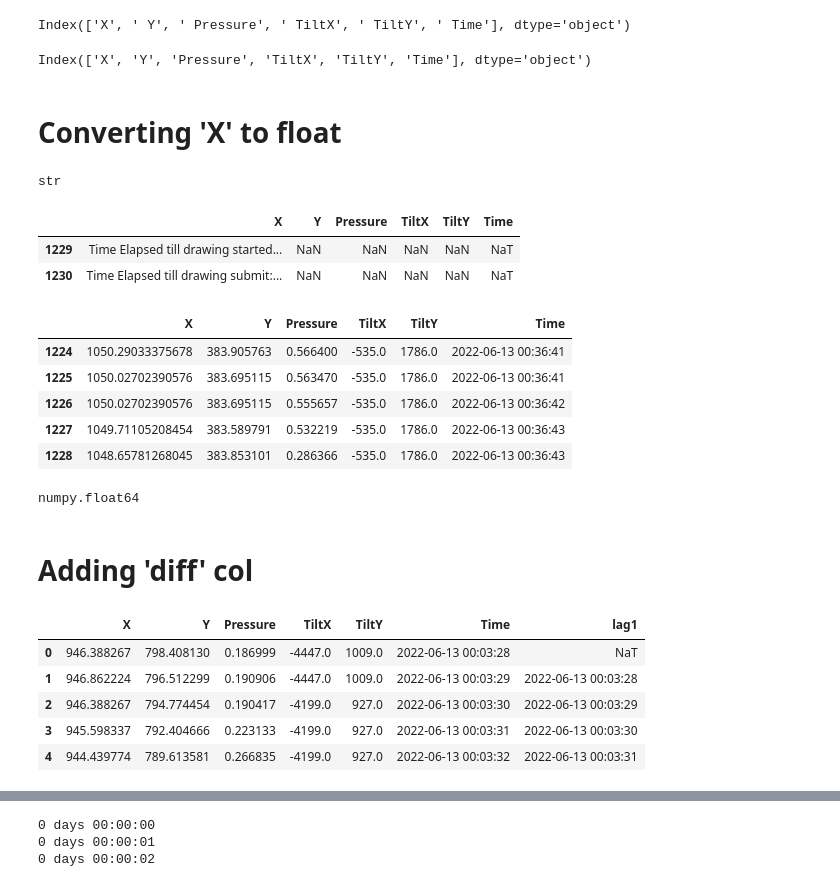
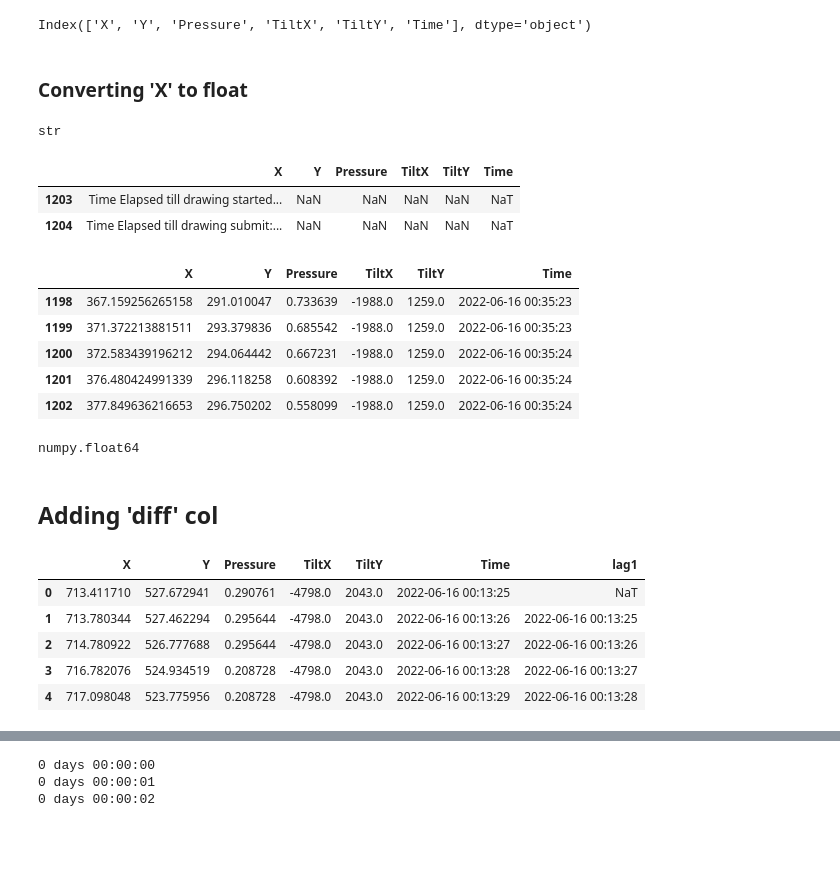
Before and after one commit to AlonMesh/Drawing-analysis-tool, a Jupyter notebook: Draws.ipynb, the cells around one changed output, grey strips where cells are left out. Saved outputs shown, nothing was run; the diff lists cells and outputs as text; code cells hidden in the pictures; blank space fills up the shorter version.

```diff
--- a/Draws.ipynb
+++ b/Draws.ipynb
@@ -7,4 +7,4 @@ import seaborn as sns
 import warnings
 warnings.filterwarnings('ignore')
 # %%
-csv1 = pd.read_csv(r'C:\Users\97258\OneDrive - Ariel University\avoav\הדמיית נתונים סמסטר ב\train\train\7554\SimpleTest\10.csv', parse_dates=[' Time'])
+stu1 = pd.read_csv(r'C:\Users\Alon\Downloads\train\train\7554\SimpleTest\13.csv', parse_dates=[' Time'])
@@ -30,10 +33,6 @@ memory usage: 57.8+ KB
-# %%
-csv1.columns
-# %% [output]
-Index(['X', ' Y', ' Pressure', ' TiltX', ' TiltY', ' Time'], dtype='object')
 # %%
 #Fixing the space before any column title:
-csv1.columns = ['X', 'Y', 'Pressure', 'TiltX', 'TiltY', 'Time']
-csv1.columns
+stu1.columns = ['X', 'Y', 'Pressure', 'TiltX', 'TiltY', 'Time']
+stu1.columns
 # %% [output]
 Index(['X', 'Y', 'Pressure', 'TiltX', 'TiltY', 'Time'], dtype='object')
@@ -43,4 +39,4 @@ def rename_column (csv):
 # %% [markdown]
-# Converting 'X' to float
+### Converting 'X' to float
 # %%
 #'X' col type is str.
@@ -49,39 +45,39 @@ type(csv1['X'][0])
 str
 # %%
 #This happens cuz the last 2 rows, which are a summery
-csv1[-2:]
+stu1[-2:]
 # %% [output]
 |  | X | Y | Pressure | TiltX | TiltY | Time |
-| 1229 | Time Elapsed till drawing started... | NaN | NaN | NaN | NaN | NaT |
-| 1230 | Time Elapsed till drawing submit:... | NaN | NaN | NaN | NaN | NaT |
+| 1203 | Time Elapsed till drawing started... | NaN | NaN | NaN | NaN | NaT |
+| 1204 | Time Elapsed till drawing submit:... | NaN | NaN | NaN | NaN | NaT |
 # %%
 #If we remove them we can make 'X' col to float easly.
-stu = csv1[0:-2]
+stu = stu1[0:-2]
 stu.tail(5)
 # %% [output]
 |  | X | Y | Pressure | TiltX | TiltY | Time |
-| 1224 | 1050.29033375678 | 383.905763 | 0.566400 | -535.0 | 1786.0 | 2022-06-13 00:36:41 |
-| 1225 | 1050.02702390576 | 383.695115 | 0.563470 | -535.0 | 1786.0 | 2022-06-13 00:36:41 |
-| 1226 | 1050.02702390576 | 383.695115 | 0.555657 | -535.0 | 1786.0 | 2022-06-13 00:36:42 |
-| 1227 | 1049.71105208454 | 383.589791 | 0.532219 | -535.0 | 1786.0 | 2022-06-13 00:36:43 |
-| 1228 | 1048.65781268045 | 383.853101 | 0.286366 | -535.0 | 1786.0 | 2022-06-13 00:36:43 |
+| 1198 | 367.159256265158 | 291.010047 | 0.733639 | -1988.0 | 1259.0 | 2022-06-16 00:35:23 |
+| 1199 | 371.372213881511 | 293.379836 | 0.685542 | -1988.0 | 1259.0 | 2022-06-16 00:35:23 |
+| 1200 | 372.583439196212 | 294.064442 | 0.667231 | -1988.0 | 1259.0 | 2022-06-16 00:35:24 |
+| 1201 | 376.480424991339 | 296.118258 | 0.608392 | -1988.0 | 1259.0 | 2022-06-16 00:35:24 |
+| 1202 | 377.849636216653 | 296.750202 | 0.558099 | -1988.0 | 1259.0 | 2022-06-16 00:35:24 |
 # %%
 stu['X'] = pd.to_numeric(stu['X'], errors='coerce')
 type(stu['X'][3])
 # %% [output]
 numpy.float64
 # %% [markdown]
-# Adding 'diff' col
+## Adding 'diff' col
 # %%
 stu["lag1"] = stu['Time'].shift(periods = 1)
 stu.head()
 # %% [output]
 |  | X | Y | Pressure | TiltX | TiltY | Time | lag1 |
-| 0 | 946.388267 | 798.408130 | 0.186999 | -4447.0 | 1009.0 | 2022-06-13 00:03:28 | NaT |
-| 1 | 946.862224 | 796.512299 | 0.190906 | -4447.0 | 1009.0 | 2022-06-13 00:03:29 | 2022-06-13 00:03:28 |
-| 2 | 946.388267 | 794.774454 | 0.190417 | -4199.0 | 927.0 | 2022-06-13 00:03:30 | 2022-06-13 00:03:29 |
-| 3 | 945.598337 | 792.404666 | 0.223133 | -4199.0 | 927.0 | 2022-06-13 00:03:31 | 2022-06-13 00:03:30 |
-| 4 | 944.439774 | 789.613581 | 0.266835 | -4199.0 | 927.0 | 2022-06-13 00:03:32 | 2022-06-13 00:03:31 |
+| 0 | 713.411710 | 527.672941 | 0.290761 | -4798.0 | 2043.0 | 2022-06-16 00:13:25 | NaT |
+| 1 | 713.780344 | 527.462294 | 0.295644 | -4798.0 | 2043.0 | 2022-06-16 00:13:26 | 2022-06-16 00:13:25 |
+| 2 | 714.780922 | 526.777688 | 0.295644 | -4798.0 | 2043.0 | 2022-06-16 00:13:27 | 2022-06-16 00:13:26 |
+| 3 | 716.782076 | 524.934519 | 0.208728 | -4798.0 | 2043.0 | 2022-06-16 00:13:28 | 2022-06-16 00:13:27 |
+| 4 | 717.098048 | 523.775956 | 0.208728 | -4798.0 | 2043.0 | 2022-06-16 00:13:29 | 2022-06-16 00:13:28 |
 # %%
 stu["diff"] = stu['Time'].sub(stu["lag1"])
 stu.head(5)
```
Also changed, not shown: parts of 41 cells of this notebook.
